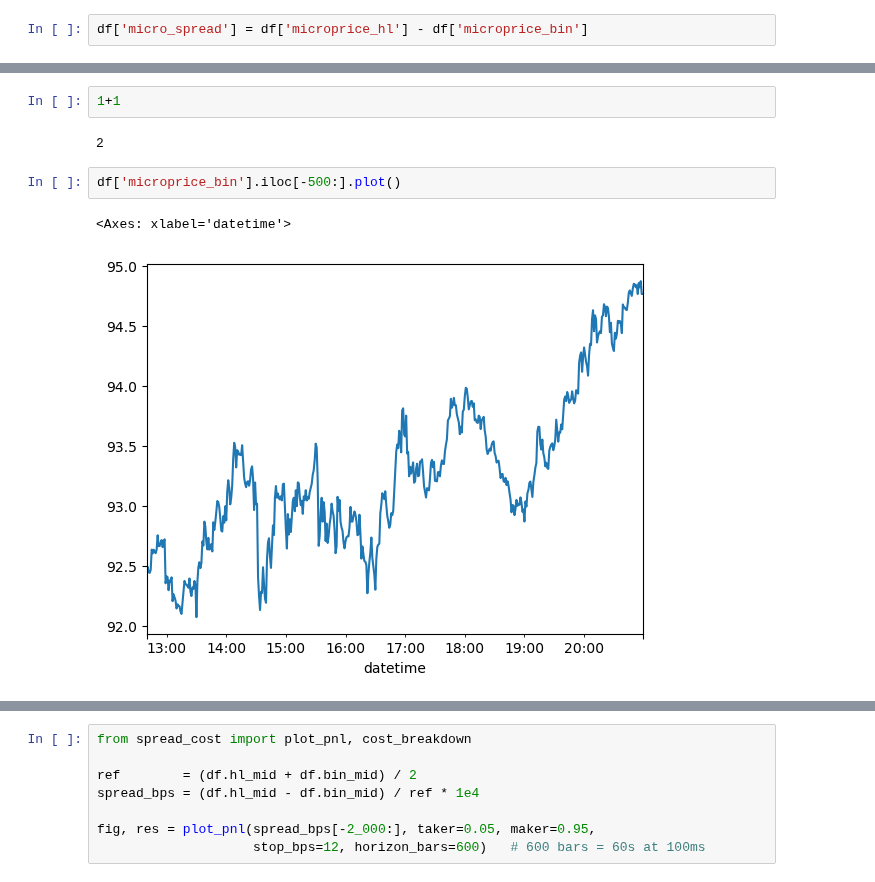
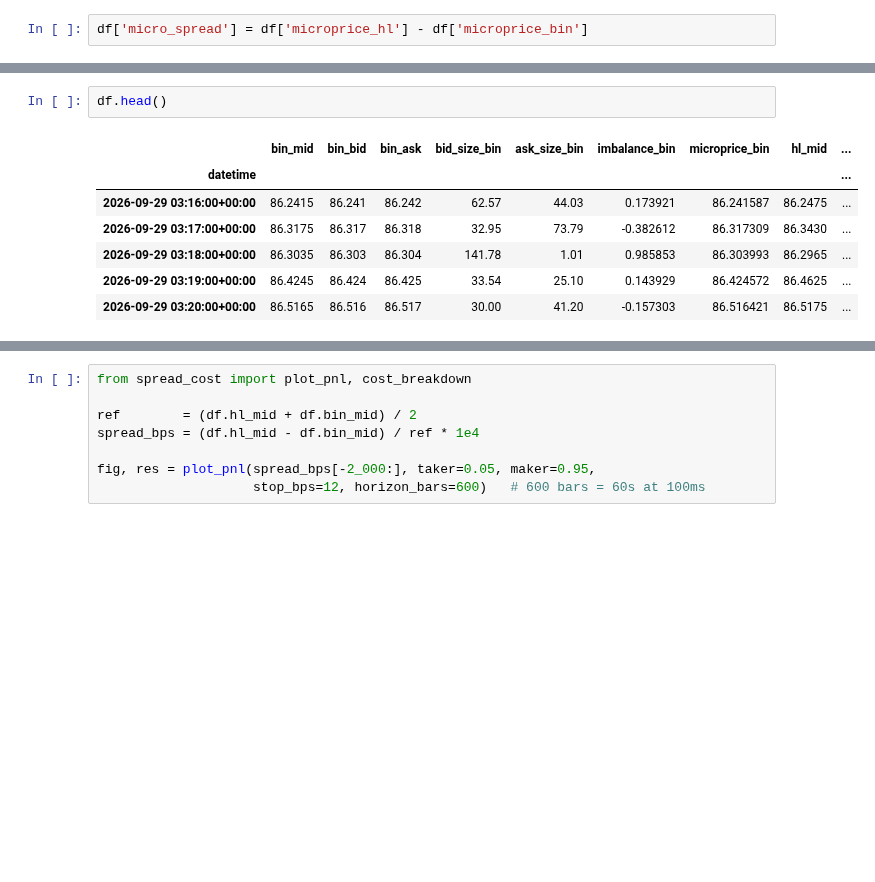
Before and after one commit to aliquid-novi/crypto_research, a Jupyter notebook: FV.ipynb, the cells around one changed output, grey strips where cells are left out. Drawn from its saved outputs; the diff is of its cells as text; blank space fills up the shorter version.

```diff
--- a/FV.ipynb
+++ b/FV.ipynb
@@ -81,9 +76,10 @@ df['micro_spread'].iloc[-500:].plot()
-# %%
-1+1
-# %% [output]
-2
-# %%
-df['microprice_bin'].iloc[-500:].plot()
-# %% [output]
-<Axes: xlabel='datetime'>
-[figure, removed]
+# %%
+df.head()
+# %% [output]
+|  | bin_mid | bin_bid | bin_ask | bid_size_bin | ask_size_bin | imbalance_bin | microprice_bin | hl_mid | ... |
+| datetime |  |  |  |  |  |  |  |  | ... |
+| 2026-09-29 03:16:00+00:00 | 86.2415 | 86.241 | 86.242 | 62.57 | 44.03 | 0.173921 | 86.241587 | 86.2475 | ... |
+| 2026-09-29 03:17:00+00:00 | 86.3175 | 86.317 | 86.318 | 32.95 | 73.79 | -0.382612 | 86.317309 | 86.3430 | ... |
+| 2026-09-29 03:18:00+00:00 | 86.3035 | 86.303 | 86.304 | 141.78 | 1.01 | 0.985853 | 86.303993 | 86.2965 | ... |
+| 2026-09-29 03:19:00+00:00 | 86.4245 | 86.424 | 86.425 | 33.54 | 25.10 | 0.143929 | 86.424572 | 86.4625 | ... |
+| 2026-09-29 03:20:00+00:00 | 86.5165 | 86.516 | 86.517 | 30.00 | 41.20 | -0.157303 | 86.516421 | 86.5175 | ... |
```
Also changed, not shown: parts of 4 cells of this notebook, 3 other files.
